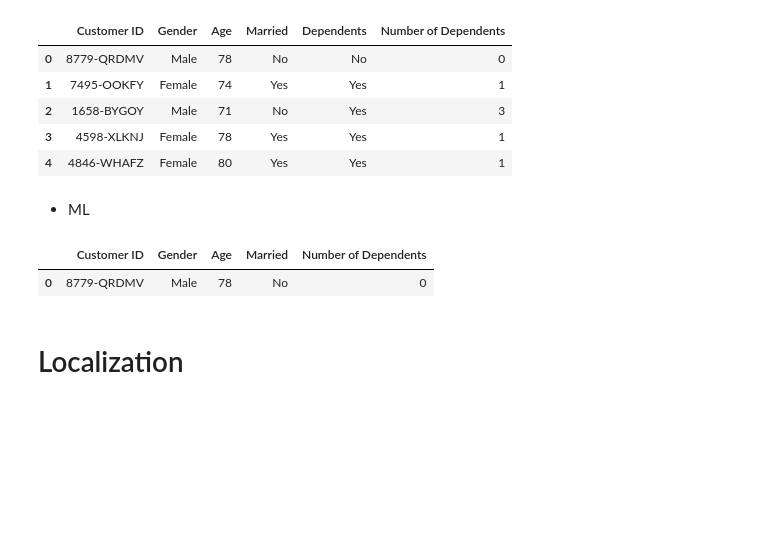
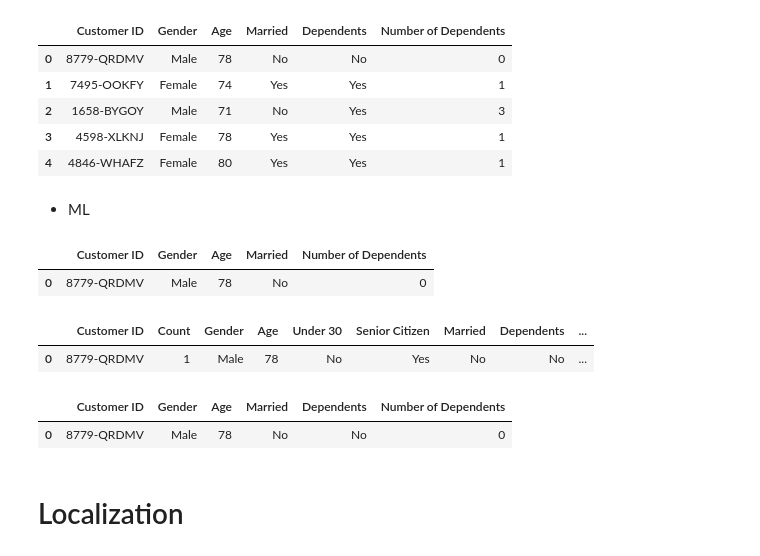
Before and after one commit to luceromendozab/Churn_Project, a Jupyter notebook: notebooks/Exploración.ipynb, the cells around one changed output. Drawn from its saved outputs; the diff is of its cells as text; code cells hidden in the pictures; blank space fills up the shorter version.

```diff
--- a/notebooks/Exploración.ipynb
+++ b/notebooks/Exploración.ipynb
@@ -74,0 +77,7 @@ df_demo_m.head(1)
+# %%
+# cargamos el dataset
+df_1= pd.read_excel("../data/raw_data/Telco_customer_churn_demographics.xlsx")
+df_1.head(1)
+# %% [output]
+|  | Customer ID | Count | Gender | Age | Under 30 | Senior Citizen | Married | Dependents | ... |
+| 0 | 8779-QRDMV | 1 | Male | 78 | No | Yes | No | No | ... |
@@ -75,3 +86,8 @@ df_demo_m.head(1)
+# %%
+df_1.head(1)
+# %% [output]
+|  | Customer ID | Gender | Age | Married | Dependents | Number of Dependents |
+| 0 | 8779-QRDMV | Male | 78 | No | No | 0 |
 # %% [markdown]
 # Localization
 # %%
```
Also changed, not shown: parts of 19 cells of this notebook.
